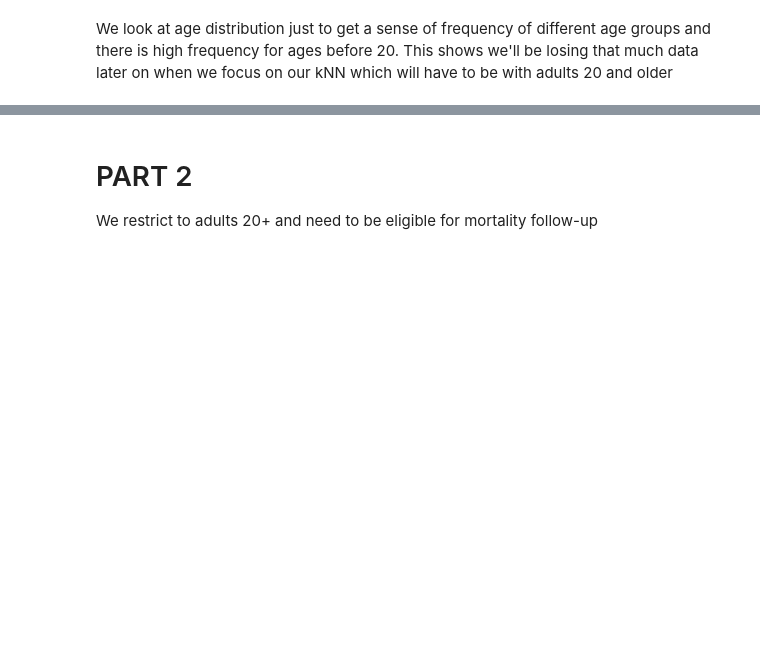
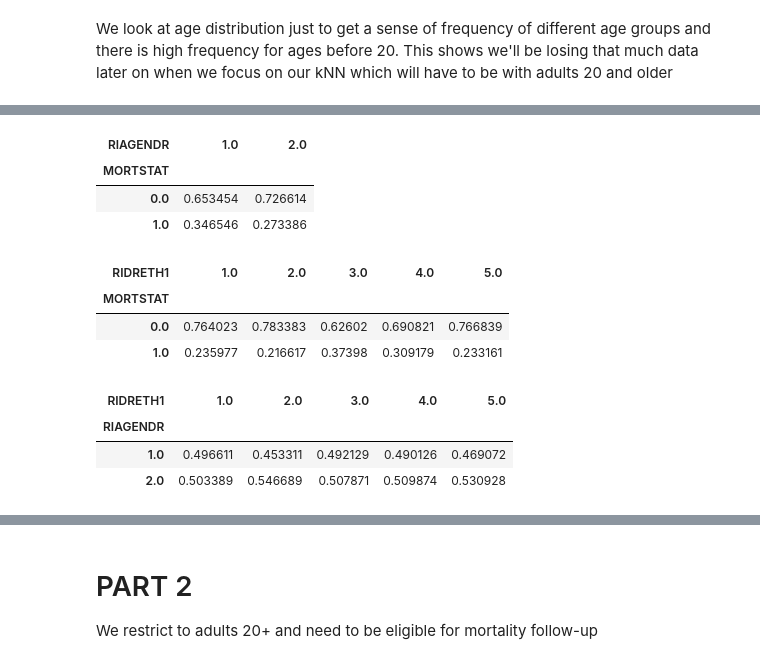
Before and after one commit to iAbel1478/NHANES_project_1_ml-main, a Jupyter notebook: notebooks/nhanes_yahya_work.ipynb, the cells around one changed output, grey strips where cells are left out. Drawn from its saved outputs; the diff is of its cells as text; code cells hidden in the pictures; blank space fills up the shorter version.

```diff
--- a/notebooks/nhanes_yahya_work.ipynb
+++ b/notebooks/nhanes_yahya_work.ipynb
@@ -190,0 +190,33 @@ Name: count, dtype: int64
+# %%
+#Code to find outliers by IQR rule
+
+import numpy as np
+
+df["PERMTH_INT"] = pd.to_numeric(df["PERMTH_INT"], errors="coerce")
+df["RIDAGEEX"] = pd.to_numeric(df["RIDAGEEX"], errors="coerce")
+
+Q1_perm = df["PERMTH_INT"].quantile(0.25)
+Q3_perm = df["PERMTH_INT"].quantile(0.75)
+IQR_perm = Q3_perm - Q1_perm
+
+lower_perm = Q1_perm - 1.5 * IQR_perm
+upper_perm = Q3_perm + 1.5 * IQR_perm
+
+perm_outliers = df[(df["PERMTH_INT"] < lower_perm) |
+                   (df["PERMTH_INT"] > upper_perm)]
+
+print("PERMTH_INT outliers:", perm_outliers.shape[0])
+
+Q1_age = df["RIDAGEEX"].quantile(0.25)
+Q3_age = df["RIDAGEEX"].quantile(0.75)
+IQR_age = Q3_age - Q1_age
+
+lower_age = Q1_age - 1.5 * IQR_age
+upper_age = Q3_age + 1.5 * IQR_age
+
+age_outliers = df[(df["RIDAGEEX"] < lower_age) |
+                  (df["RIDAGEEX"] > upper_age)]
+
+print("RIDAGEEX outliers:", age_outliers.shape[0])
+
+perm_outliers[["PERMTH_INT"]].head()
@@ -190,0 +259,24 @@ Name: count, dtype: int64
+# %%
+# Mortality x Gender
+pd.crosstab(df["MORTSTAT"], df["RIAGENDR"], normalize="columns")
+# %% [output]
+| RIAGENDR | 1.0 | 2.0 |
+| MORTSTAT |  |  |
+| 0.0 | 0.653454 | 0.726614 |
+| 1.0 | 0.346546 | 0.273386 |
+# %%
+# Mortality x Race/Ethnicity
+pd.crosstab(df["MORTSTAT"], df["RIDRETH1"], normalize="columns")
+# %% [output]
+| RIDRETH1 | 1.0 | 2.0 | 3.0 | 4.0 | 5.0 |
+| MORTSTAT |  |  |  |  |  |
+| 0.0 | 0.764023 | 0.783383 | 0.62602 | 0.690821 | 0.766839 |
+| 1.0 | 0.235977 | 0.216617 | 0.37398 | 0.309179 | 0.233161 |
+# %%
+# Gender x Race/Ethnicity
+pd.crosstab(df["RIAGENDR"], df["RIDRETH1"], normalize="columns")
+# %% [output]
+| RIDRETH1 | 1.0 | 2.0 | 3.0 | 4.0 | 5.0 |
+| RIAGENDR |  |  |  |  |  |
+| 1.0 | 0.496611 | 0.453311 | 0.492129 | 0.490126 | 0.469072 |
+| 2.0 | 0.503389 | 0.546689 | 0.507871 | 0.509874 | 0.530928 |
```
Also changed, not shown: parts of 12 cells of this notebook.
